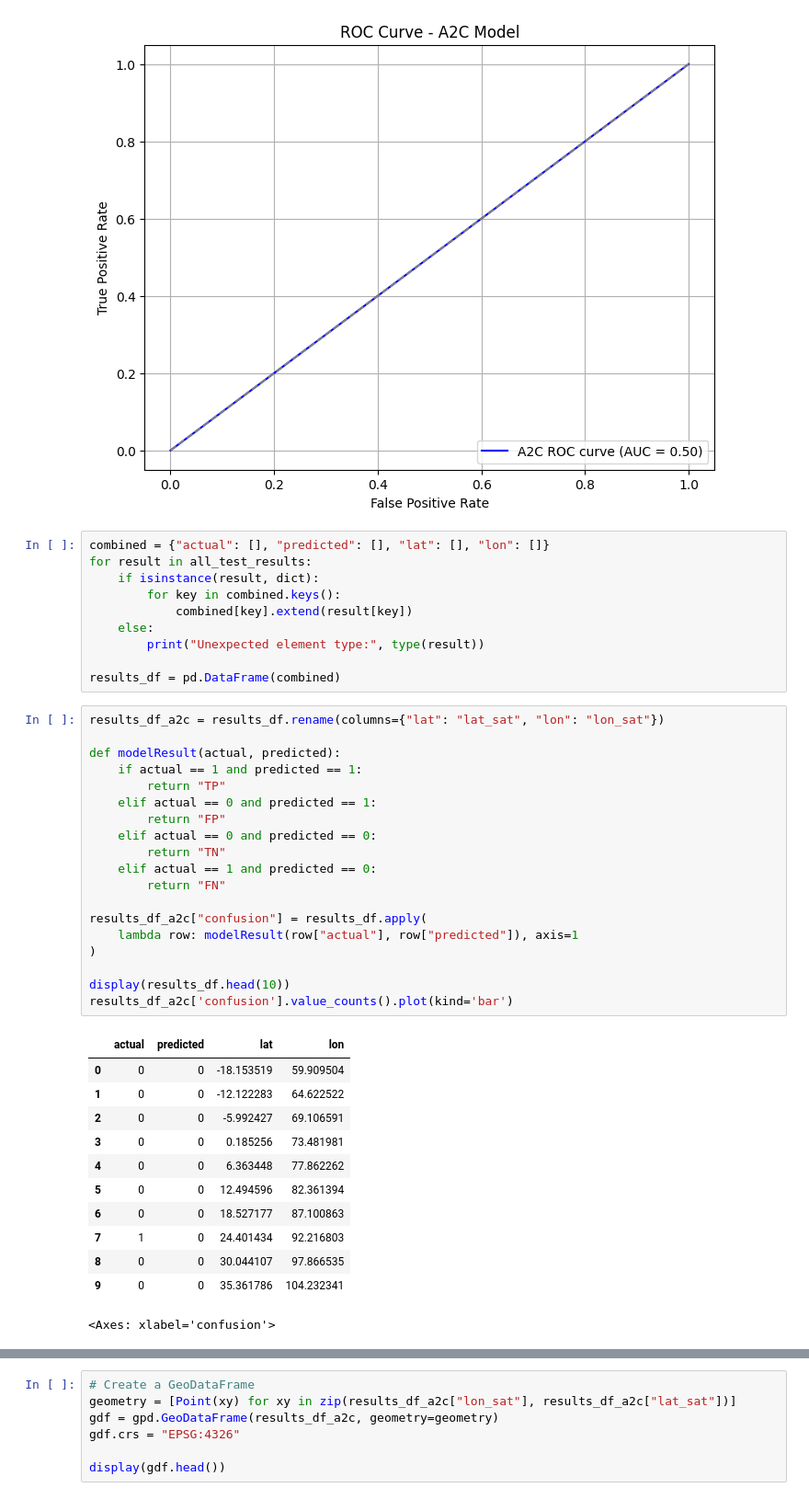
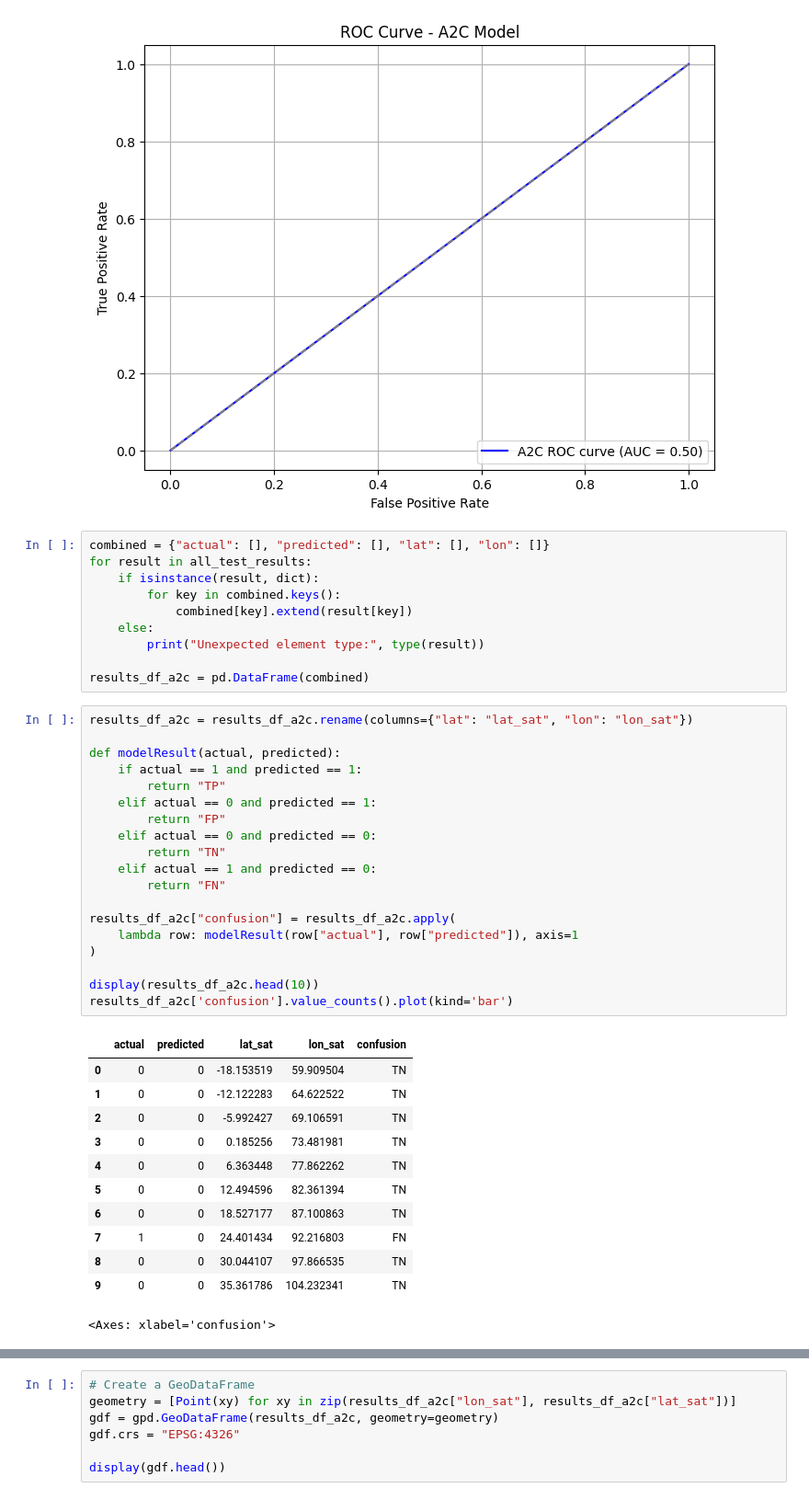
Before and after one commit to darthvader58/Code-Lab_RL_PriorityObs, a Jupyter notebook: A2C_Model.ipynb, the cells around one changed output, grey strips where cells are left out. Shown at 92% size. Cells and saved outputs as stored; diff of their text form.

```diff
--- a/A2C_Model.ipynb
+++ b/A2C_Model.ipynb
@@ -259,38 +259,38 @@ for result in all_test_results:
     else:
         print("Unexpected element type:", type(result))
 
-results_df = pd.DataFrame(combined)
+results_df_a2c = pd.DataFrame(combined)
 # %%
-results_df_a2c = results_df.rename(columns={"lat": "lat_sat", "lon": "lon_sat"})
+results_df_a2c = results_df_a2c.rename(columns={"lat": "lat_sat", "lon": "lon_sat"})
 
 def modelResult(actual, predicted):
     if actual == 1 and predicted == 1:
         return "TP"
     elif actual == 0 and predicted == 1:
         return "FP"
     elif actual == 0 and predicted == 0:
         return "TN"
     elif actual == 1 and predicted == 0:
         return "FN"
 
-results_df_a2c["confusion"] = results_df.apply(
+results_df_a2c["confusion"] = results_df_a2c.apply(
     lambda row: modelResult(row["actual"], row["predicted"]), axis=1
 )
 
-display(results_df.head(10))
+display(results_df_a2c.head(10))
 results_df_a2c['confusion'].value_counts().plot(kind='bar')
 # %% [output]
-|  | actual | predicted | lat | lon |
-| 0 | 0 | 0 | -18.153519 | 59.909504 |
-| 1 | 0 | 0 | -12.122283 | 64.622522 |
-| 2 | 0 | 0 | -5.992427 | 69.106591 |
-| 3 | 0 | 0 | 0.185256 | 73.481981 |
-| 4 | 0 | 0 | 6.363448 | 77.862262 |
-| 5 | 0 | 0 | 12.494596 | 82.361394 |
-| 6 | 0 | 0 | 18.527177 | 87.100863 |
-| 7 | 1 | 0 | 24.401434 | 92.216803 |
-| 8 | 0 | 0 | 30.044107 | 97.866535 |
-| 9 | 0 | 0 | 35.361786 | 104.232341 |
+|  | actual | predicted | lat_sat | lon_sat | confusion |
+| 0 | 0 | 0 | -18.153519 | 59.909504 | TN |
+| 1 | 0 | 0 | -12.122283 | 64.622522 | TN |
+| 2 | 0 | 0 | -5.992427 | 69.106591 | TN |
+| 3 | 0 | 0 | 0.185256 | 73.481981 | TN |
+| 4 | 0 | 0 | 6.363448 | 77.862262 | TN |
+| 5 | 0 | 0 | 12.494596 | 82.361394 | TN |
+| 6 | 0 | 0 | 18.527177 | 87.100863 | TN |
+| 7 | 1 | 0 | 24.401434 | 92.216803 | FN |
+| 8 | 0 | 0 | 30.044107 | 97.866535 | TN |
+| 9 | 0 | 0 | 35.361786 | 104.232341 | TN |
 <Axes: xlabel='confusion'>
 [figure]
 # %%
```
Also changed, not shown: 3 other files.
